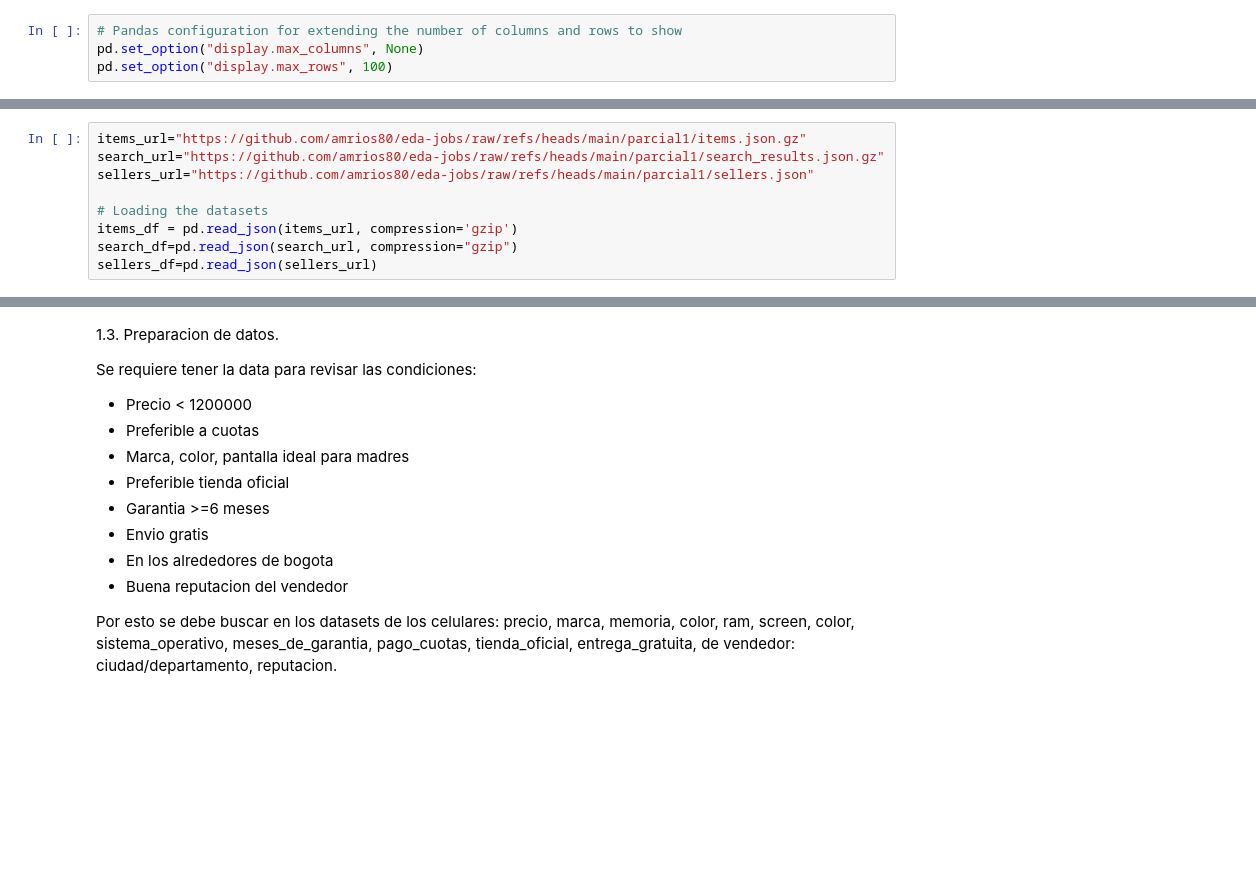
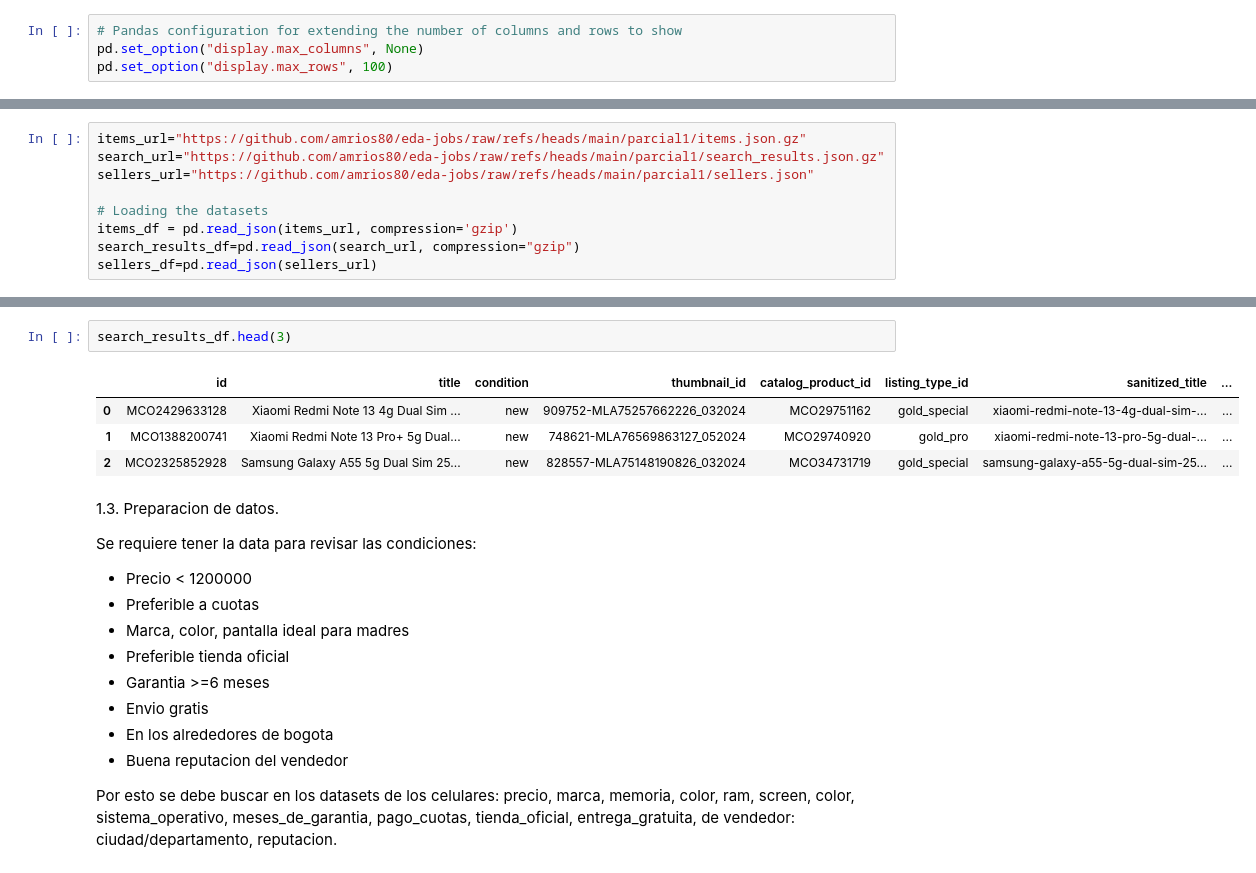
Before and after one commit to amrios80/eda-jobs, a Jupyter notebook: parcial1/parcial1.ipynb, the cells around one changed output, grey strips where cells are left out. Saved outputs shown, nothing was run; the diff lists cells and outputs as text; blank space fills up the shorter version.

```diff
--- a/parcial1/parcial1.ipynb
+++ b/parcial1/parcial1.ipynb
@@ -50,6 +50,6 @@ sellers_url="https://github.com/amrios80/eda-jobs/raw/refs/heads/main/parcial1/s
 
 # Loading the datasets
 items_df = pd.read_json(items_url, compression='gzip')
-search_df=pd.read_json(search_url, compression="gzip")
+search_results_df=pd.read_json(search_url, compression="gzip")
 sellers_df=pd.read_json(sellers_url)
 # %% [markdown]
@@ -65,3 +85,10 @@ dimensiones sellers: (212, 11)
+# %%
+search_results_df.head(3)
+# %% [output]
+|  | id | title | condition | thumbnail_id | catalog_product_id | listing_type_id | sanitized_title | ... |
+| 0 | MCO2429633128 | Xiaomi Redmi Note 13 4g Dual Sim ... | new | 909752-MLA75257662226_032024 | MCO29751162 | gold_special | xiaomi-redmi-note-13-4g-dual-sim-... | ... |
+| 1 | MCO1388200741 | Xiaomi Redmi Note 13 Pro+ 5g Dual... | new | 748621-MLA76569863127_052024 | MCO29740920 | gold_pro | xiaomi-redmi-note-13-pro-5g-dual-... | ... |
+| 2 | MCO2325852928 | Samsung Galaxy A55 5g Dual Sim 25... | new | 828557-MLA75148190826_032024 | MCO34731719 | gold_special | samsung-galaxy-a55-5g-dual-sim-25... | ... |
 # %% [markdown]
 1.3. Preparacion de datos.
 
```
Also changed, not shown: parts of 6 cells of this notebook.
